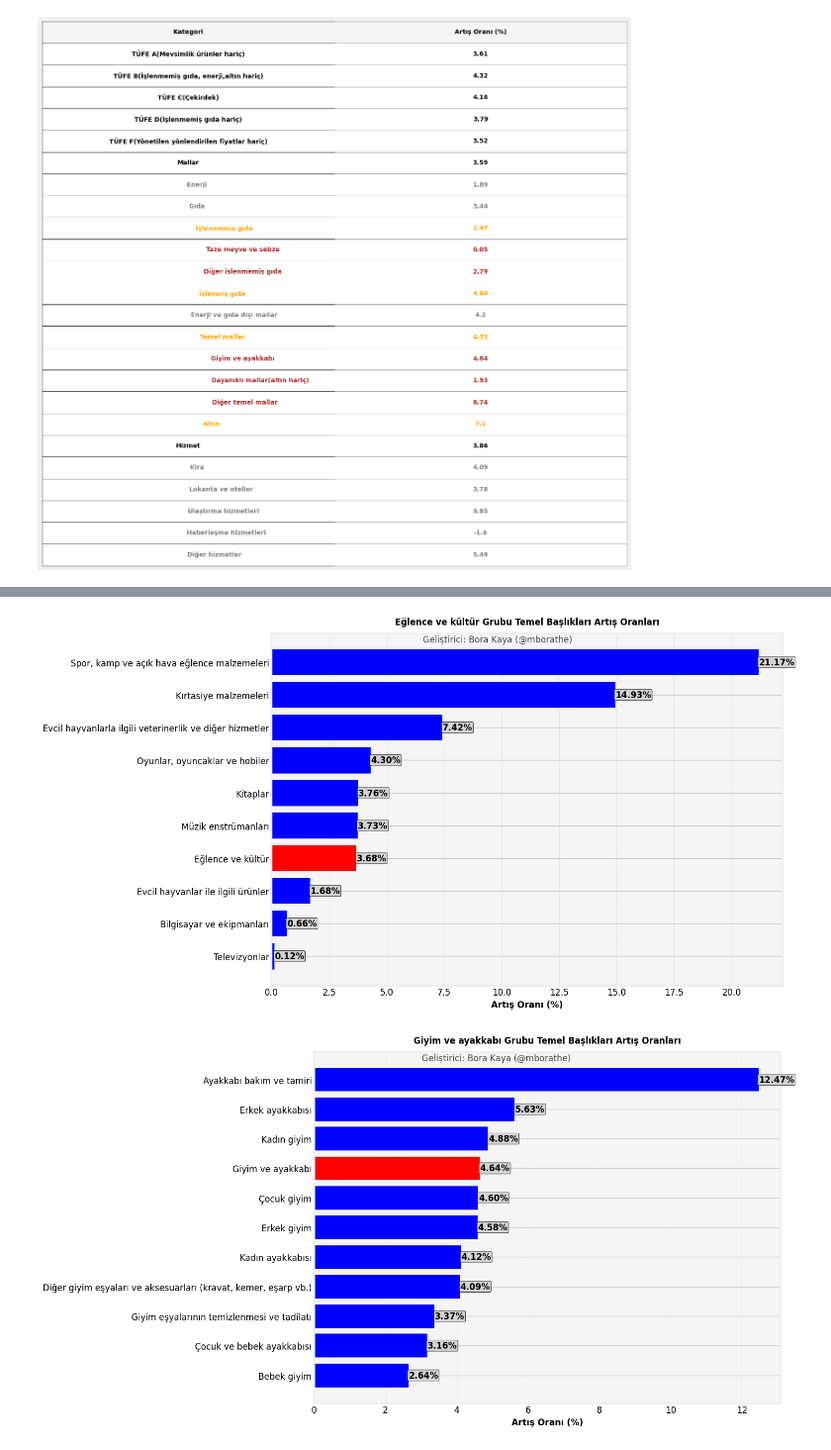
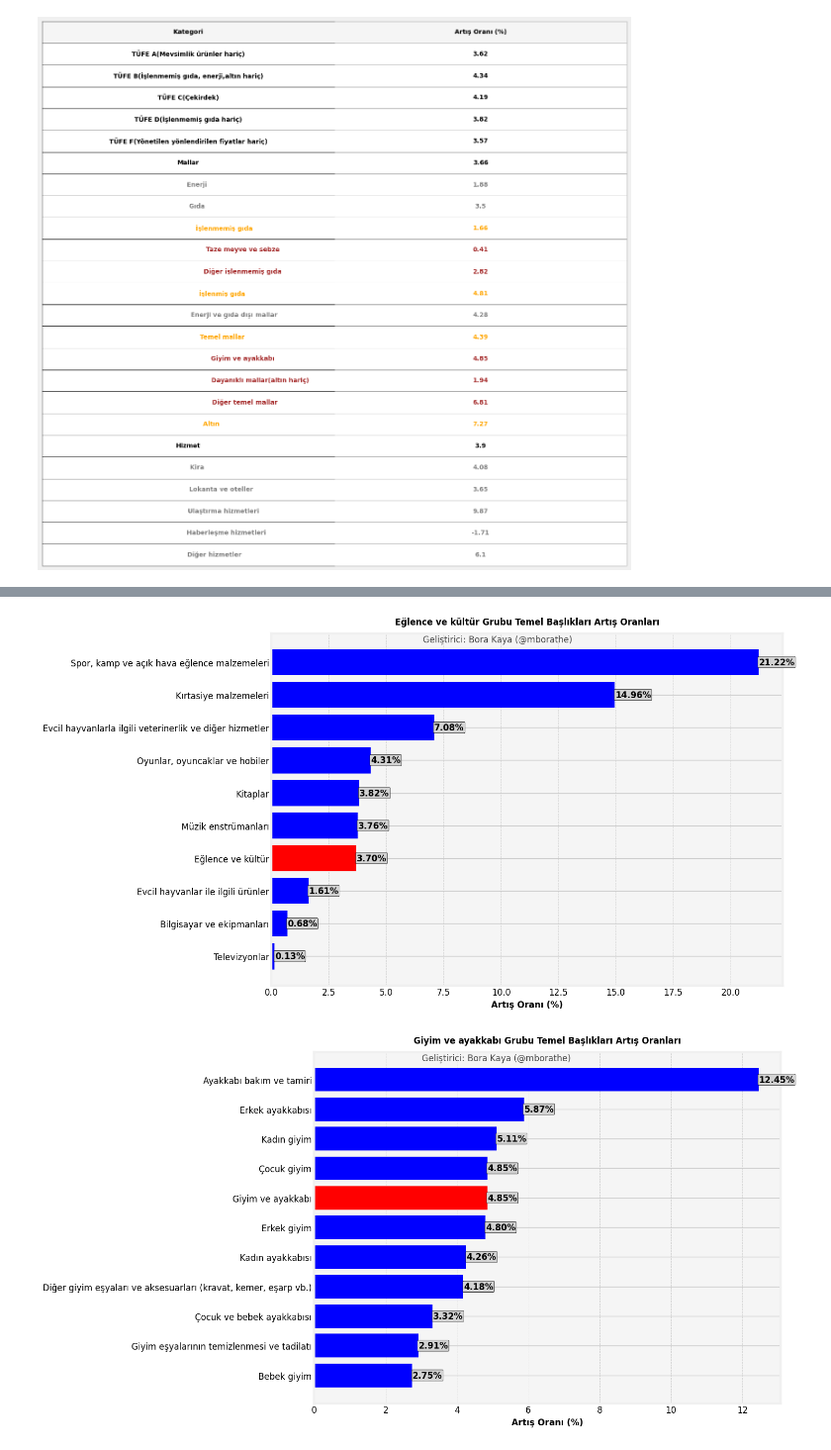
Before and after one commit to kaboya19/web-tufe-streamlit, a Jupyter notebook: bülten.ipynb, the cells around one changed output, grey strips where cells are left out. Shown at 99% size. Cells and saved outputs as stored; diff of their text form; code cells hidden in the pictures.

```diff
--- a/bülten.ipynb
+++ b/bülten.ipynb
@@ -266,7 +266,7 @@ plt.savefig("maddeler.png", dpi=300)
 # %%
 özelgöstergeler=özelgöstergeler.sort_index()
-veri=pd.concat([(((özelgöstergeler.loc["2025-02"].mean()/özelgöstergeler.loc["2025-01-01":"2025-01-23"].mean())-1)*100).sort_values().head(15),(((özelgöstergeler.loc["2025-02"].mean()/özelgöstergeler.loc["2025-01-01":"2025-01-23"].mean())-1)*100).sort_values().tail(15)],axis=0)
-veri.loc["Web-TÜFE"]=(((tüfe.loc["2025-02"].mean()/tüfe.loc["2025-01-01":"2025-01-23"].mean())-1)*100).values[0]
+veri=pd.concat([(((özelgöstergeler.loc["2025-02"].mean()/özelgöstergeler.loc["2025-01-01":"2025-01-24"].mean())-1)*100).sort_values().head(15),(((özelgöstergeler.loc["2025-02"].mean()/özelgöstergeler.loc["2025-01-01":"2025-01-24"].mean())-1)*100).sort_values().tail(15)],axis=0)
+veri.loc["Web-TÜFE"]=(((tüfe.loc["2025-02"].mean()/tüfe.loc["2025-01-01":"2025-01-24"].mean())-1)*100).values[0]
 veri=veri.sort_values()
 
 colors = ['red' if label == 'Web-TÜFE' else 'blue' for label in veri.index]
@@ -289,7 +289,7 @@ bars = ax.barh(shortened_index, values, color=colors)
 for bar, value in zip(bars, values):
     xpos = bar.get_width()
     ax.text(
-        xpos + 0.01 if value >= 0 else xpos +10,
+        xpos + 0.01 if value >= 0 else xpos +1,
         bar.get_y() + bar.get_height() / 2,
         f'{value:.2f}%',
         va='center',
@@ -512,8 +516,8 @@ plt.savefig("fiyatlar.png", dpi=300)
 # %%
 harcamaürünleri=pd.read_csv("harcamaürünleri1.csv",index_col=0)
 grup=harcamaürünleri[harcamaürünleri["Ana Grup"]=="Ev eşyası"]["Grup"].unique()
-artıslar=(((harcama_grupları[grup].loc["2025-02"].mean()/harcama_grupları[grup].loc["2025-01-01":"2025-01-23"].mean())-1)*100).sort_values()
-artıslar.loc["Ev eşyası"]=(((gruplar["Ev eşyası"].loc["2025-02"].mean()/gruplar["Ev eşyası"].loc["2025-01-01":"2025-01-23"].mean())-1)*100)
+artıslar=(((harcama_grupları[grup].loc["2025-02"].mean()/harcama_grupları[grup].loc["2025-01-01":"2025-01-24"].mean())-1)*100).sort_values()
+artıslar.loc["Ev eşyası"]=(((gruplar["Ev eşyası"].loc["2025-02"].mean()/gruplar["Ev eşyası"].loc["2025-01-01":"2025-01-24"].mean())-1)*100)
 artıslar=artıslar.sort_values()
 colors = ['red' if label == 'Ev eşyası' else 'blue' for label in artıslar.index]
 
@@ -569,8 +573,8 @@ plt.savefig(f"eveşyası.png", dpi=300)
 # %%
 harcamaürünleri=pd.read_csv("harcamaürünleri1.csv",index_col=0)
 grup=harcamaürünleri[harcamaürünleri["Ana Grup"]=="Eğitim"]["Grup"].unique()
-artıslar=(((harcama_grupları[grup].loc["2025-02"].mean()/harcama_grupları[grup].loc["2025-01-01":"2025-01-23"].mean())-1)*100).sort_values()
-artıslar.loc["Eğitim"]=(((gruplar["Eğitim"].loc["2025-02"].mean()/gruplar["Eğitim"].loc["2025-01-01":"2025-01-23"].mean())-1)*100)
+artıslar=(((harcama_grupları[grup].loc["2025-02"].mean()/harcama_grupları[grup].loc["2025-01-01":"2025-01-24"].mean())-1)*100).sort_values()
+artıslar.loc["Eğitim"]=(((gruplar["Eğitim"].loc["2025-02"].mean()/gruplar["Eğitim"].loc["2025-01-01":"2025-01-24"].mean())-1)*100)
 artıslar=artıslar.sort_values()
 colors = ['red' if label == 'Eğitim' else 'blue' for label in artıslar.index]
 
@@ -627,8 +631,8 @@ plt.savefig(f"eğitim.png", dpi=300)
 harcamaürünleri=pd.read_csv("harcamaürünleri1.csv",index_col=0)
 ana="Eğlence ve kültür"
 grup=harcamaürünleri[harcamaürünleri["Ana Grup"]==ana]["Grup"].unique()
-artıslar=(((harcama_grupları[grup].loc["2025-02"].mean()/harcama_grupları[grup].loc["2025-01-01":"2025-01-23"].mean())-1)*100).sort_values()
-artıslar.loc[ana]=(((gruplar[ana].loc["2025-02"].mean()/gruplar[ana].loc["2025-01-01":"2025-01-23"].mean())-1)*100)
+artıslar=(((harcama_grupları[grup].loc["2025-02"].mean()/harcama_grupları[grup].loc["2025-01-01":"2025-01-24"].mean())-1)*100).sort_values()
+artıslar.loc[ana]=(((gruplar[ana].loc["2025-02"].mean()/gruplar[ana].loc["2025-01-01":"2025-01-24"].mean())-1)*100)
 artıslar=artıslar.sort_values()
 colors = ['red' if label == ana else 'blue' for label in artıslar.index]
 
@@ -680,13 +684,13 @@ plt.tight_layout()
 
 plt.savefig(f"eğlence.png", dpi=300)
 # %% [output]
-[figure, old version]
+[figure, new version]
 # %%
 harcamaürünleri=pd.read_csv("harcamaürünleri1.csv",index_col=0)
 ana="Giyim ve ayakkabı"
 grup=harcamaürünleri[harcamaürünleri["Ana Grup"]==ana]["Grup"].unique()
-artıslar=(((harcama_grupları[grup].loc["2025-02"].mean()/harcama_grupları[grup].loc["2025-01-01":"2025-01-23"].mean())-1)*100).sort_values()
-artıslar.loc[ana]=(((gruplar[ana].loc["2025-02"].mean()/gruplar[ana].loc["2025-01-01":"2025-01-23"].mean())-1)*100)
+artıslar=(((harcama_grupları[grup].loc["2025-02"].mean()/harcama_grupları[grup].loc["2025-01-01":"2025-01-24"].mean())-1)*100).sort_values()
+artıslar.loc[ana]=(((gruplar[ana].loc["2025-02"].mean()/gruplar[ana].loc["2025-01-01":"2025-01-24"].mean())-1)*100)
 artıslar=artıslar.sort_values()
 colors = ['red' if label == ana else 'blue' for label in artıslar.index]
 
@@ -711,34 +715,34 @@ for bar, value in zip(bars, values):
         f'{value:.2f}%',
         va='center',
         ha='left' if value >= 0 else 'right',
         fontsize=12,
         fontweight='bold',
         color='black',
         bbox=dict(facecolor='lightgray', edgecolor='black', boxstyle='round,pad=0.1')
     )
 
 # FiveThirtyEight tarzı ayarlar
 ax.set_facecolor('whitesmoke')  # Grafik arka planı
 fig.patch.set_facecolor('white')  # Dış çerçeve arka planı
 ax.grid(axis='x', color='lightgray', linestyle='--', linewidth=0.7)
 ax.set_axisbelow(True)
 
 # Başlık ve eksen ayarları
 ax.set_title(f'{ana} Grubu Temel Başlıkları Artış Oranları', fontsize=12, fontweight='bold', loc='center', pad=12)
 ax.set_xlabel('Artış Oranı (%)', fontsize=12, fontweight='bold')
 ax.tick_params(axis='y', labelsize=12)
 ax.tick_params(axis='x', labelsize=12)
 
 # Filigran ekleme
 fig.text(0.60, 0.92, 'Geliştirici: Bora Kaya (@mborathe)', ha='center', va='center', fontsize=12, color='black', alpha=0.7, rotation=0)
 
 # Çubuklar arasındaki boşluk azaltma
 plt.subplots_adjust(left=0.35, right=0.95)
 plt.tight_layout()
 
 plt.savefig(f"{ana}.png", dpi=300)
 # %% [output]
-[figure, old version]
+[figure, new version]
 # %%
 harcamaürünleri=pd.read_csv("harcamaürünleri1.csv",index_col=0)
 ana="Gıda ve alkolsüz içecekler"
```
Also changed, not shown: parts of 24 cells of this notebook, 20 other files.
